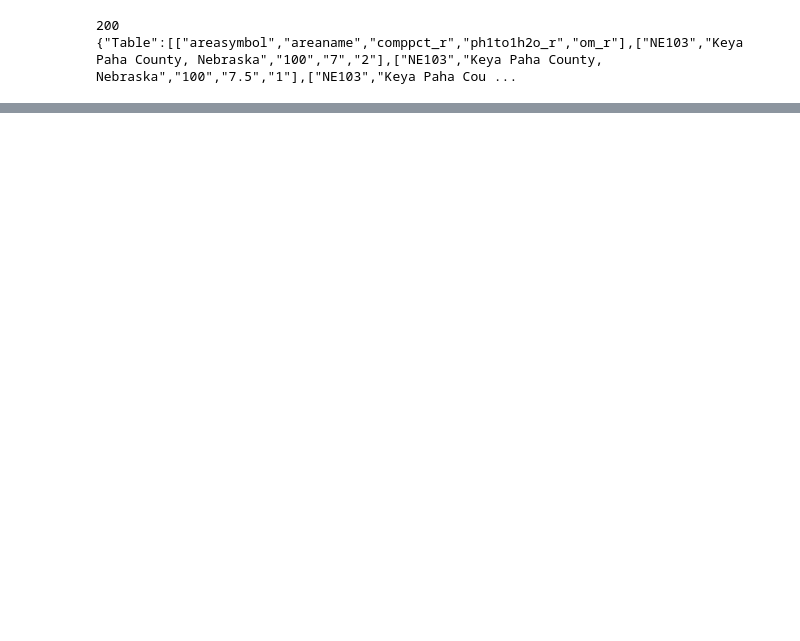
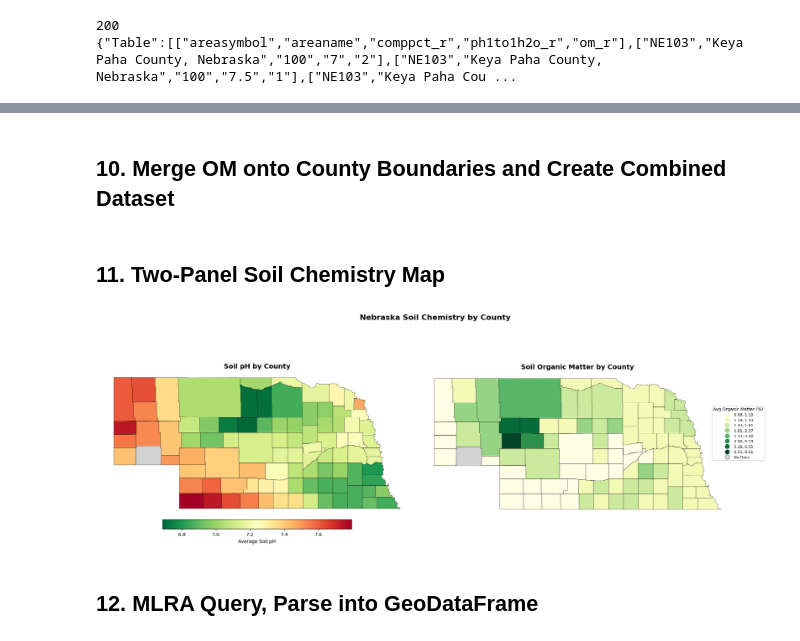
Before and after one commit to kpkrumm/nebraska-soil-analysis, a Jupyter notebook: nebraska-soil-analysis.ipynb, the cells around one changed output, grey strips where cells are left out. Saved outputs shown, nothing was run; the diff lists cells and outputs as text; code cells hidden in the pictures; blank space fills up the shorter version.

Commit message:
statistical analysis, MLRA boundaries, pedon sampling sites

```diff
--- a/nebraska-soil-analysis.ipynb
+++ b/nebraska-soil-analysis.ipynb
@@ -618,0 +254,58 @@ plt.show()
+# %% [markdown]
+## 10. Merge OM onto County Boundaries and Create Combined Dataset
+# %%
+# Merge pH and OM onto county shapes
+nebraska_om = nebraska.merge(county_om_full, on='county', how='left')
+nebraska_combined = nebraska_ph.merge(
+    nebraska_om[['county', 'avg_om']],
+    on='county',
+    how='left'
+)
+# %% [markdown]
+## 11. Two-Panel Soil Chemistry Map
+# %%
+fig, (ax1, ax2) = plt.subplots(1, 2, figsize=(20, 7))
+
+nebraska_ph.plot(
+    column='avg_ph',
+    ax=ax1,
+    cmap='RdYlGn_r',
+    legend=True,
+    legend_kwds={'label': 'Average Soil pH', 'orientation': 'horizontal', 'shrink': 0.6, 'pad': 0.02},
+    edgecolor='black',
+    linewidth=0.4,
+    missing_kwds={'color': 'lightgrey', 'label': 'No Data'}
+)
+ax1.set_title('Soil pH by County', fontsize=14, fontweight='bold')
+ax1.set_axis_off()
+
+nebraska_combined.plot(
+    column='avg_om',
+    ax=ax2,
+    cmap='YlGn',
+    scheme='natural_breaks',
+    k=8,
+    legend=True,
+    legend_kwds={
+        'title': 'Avg Organic Matter (%)',
+        'loc': 'upper left',
+        'bbox_to_anchor': (0.92, 0.78),
+        'fontsize': 8,
+        'title_fontsize': 9,
+        'frameon': True
+    },
+    edgecolor='black',
+    linewidth=0.4,
+    missing_kwds={'color': 'lightgrey', 'label': 'No Data'}
+)
+ax2.set_title('Soil Organic Matter by County', fontsize=14, fontweight='bold')
+ax2.set_axis_off()
+
+fig.suptitle('Nebraska Soil Chemistry by County', fontsize=16, fontweight='bold', y=1.02)
+plt.tight_layout()
+plt.savefig('nebraska_soil_ph_om.png', dpi=300, bbox_inches='tight')
+plt.show()
+# %% [output]
+[figure, added]
+# %% [markdown]
+## 12. MLRA Query, Parse into GeoDataFrame
```
Also changed, not shown: parts of 56 cells of this notebook, 5 other files.
